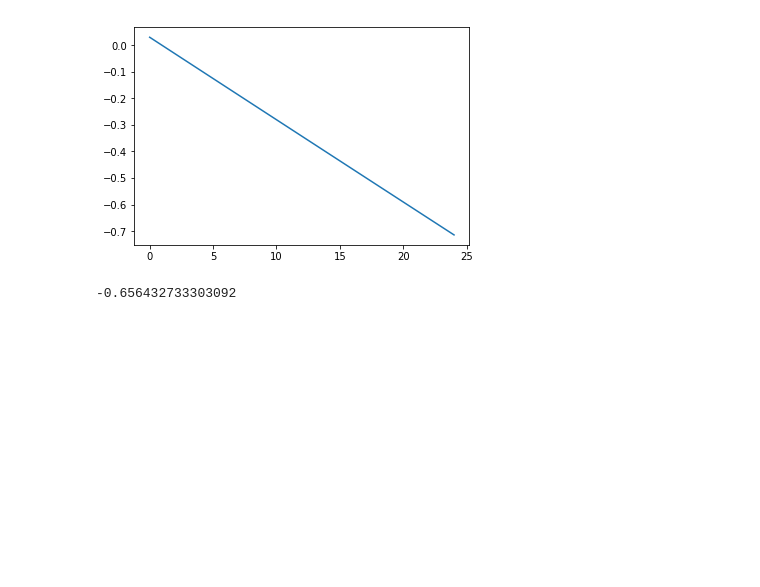
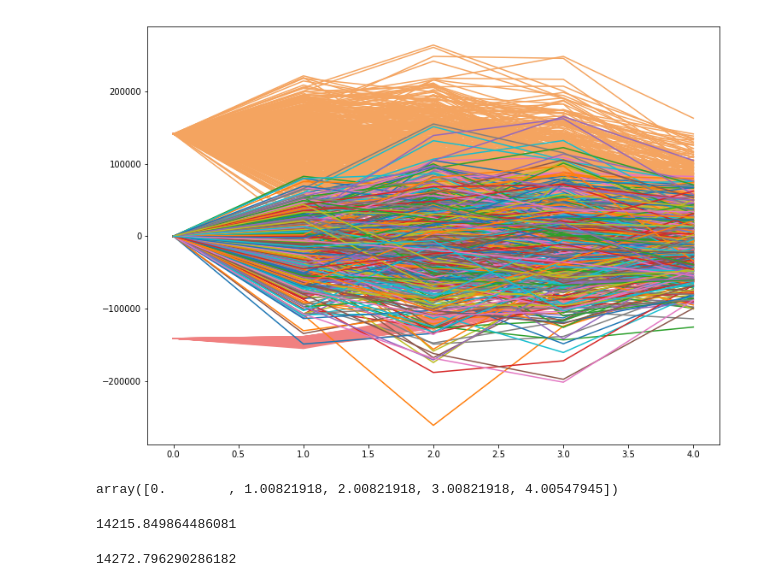
Before and after one commit to andrea220/master_thesis, a Jupyter notebook: HW_two_factor.ipynb, the cells around one changed output. Saved outputs shown, nothing was run; the diff lists cells and outputs as text; code cells hidden in the pictures; blank space fills up the shorter version.

```diff
--- a/HW_two_factor.ipynb
+++ b/HW_two_factor.ipynb
@@ -97,9 +248,18 @@ short_rate = myhw.short_rate_simul(10, 25)
-# %%
-plt.plot(short_rate.T)
-plt.show()
-# %% [output]
-[figure, removed]
-# %%
-np.random.normal(0,1)
-# %% [output]
--0.656432733303092
+# %%
+calendar = ql.TARGET()
+todayd = ql.Date.from_date(datetime.today())
+setts = ql.Settings_instance()
+setts.setEvaluationDate(todayd)
+myhw = twoFactorHW(a=0.03, sigma = 0.0075, b = 0.05, eta = 0.0035, rho = 0.02)
+#myhw = twoFactorHW(a=0.0000001, sigma = 0.000000001, b = 0.0000001, eta = 0.0000001, rho = 0.0000001)
+myhw.market_curve.enableExtrapolation()
+# %%
+swap_call_dates,NPV_swap, NPV_floatingLeg, NPV_fixedLeg, swap_fairRate = myhw.MCsimul(500, 5, "eur6m")
+
+fig = plt.figure(figsize=(12,9))
+plt.plot(NPV_fixedLeg, color = "lightcoral")
+plt.plot( NPV_floatingLeg, color = "sandybrown")
+plt.plot( NPV_swap)
+plt.show()
+# %% [output]
+[figure, added]
@@ -105,0 +268,8 @@ np.random.normal(0,1)
+# %%
+time_grid
+# %% [output]
+array([0.        , 1.00821918, 2.00821918, 3.00821918, 4.00547945])
+# %%
+myhw.npv_LSM(12000, 5, "eur6m")
+# %% [output]
+14215.849864486081
@@ -105,0 +311,4 @@ np.random.normal(0,1)
+# %%
+swaption.NPV()
+# %% [output]
+14272.796290286182
```
Also changed, not shown: parts of 25 cells of this notebook.
